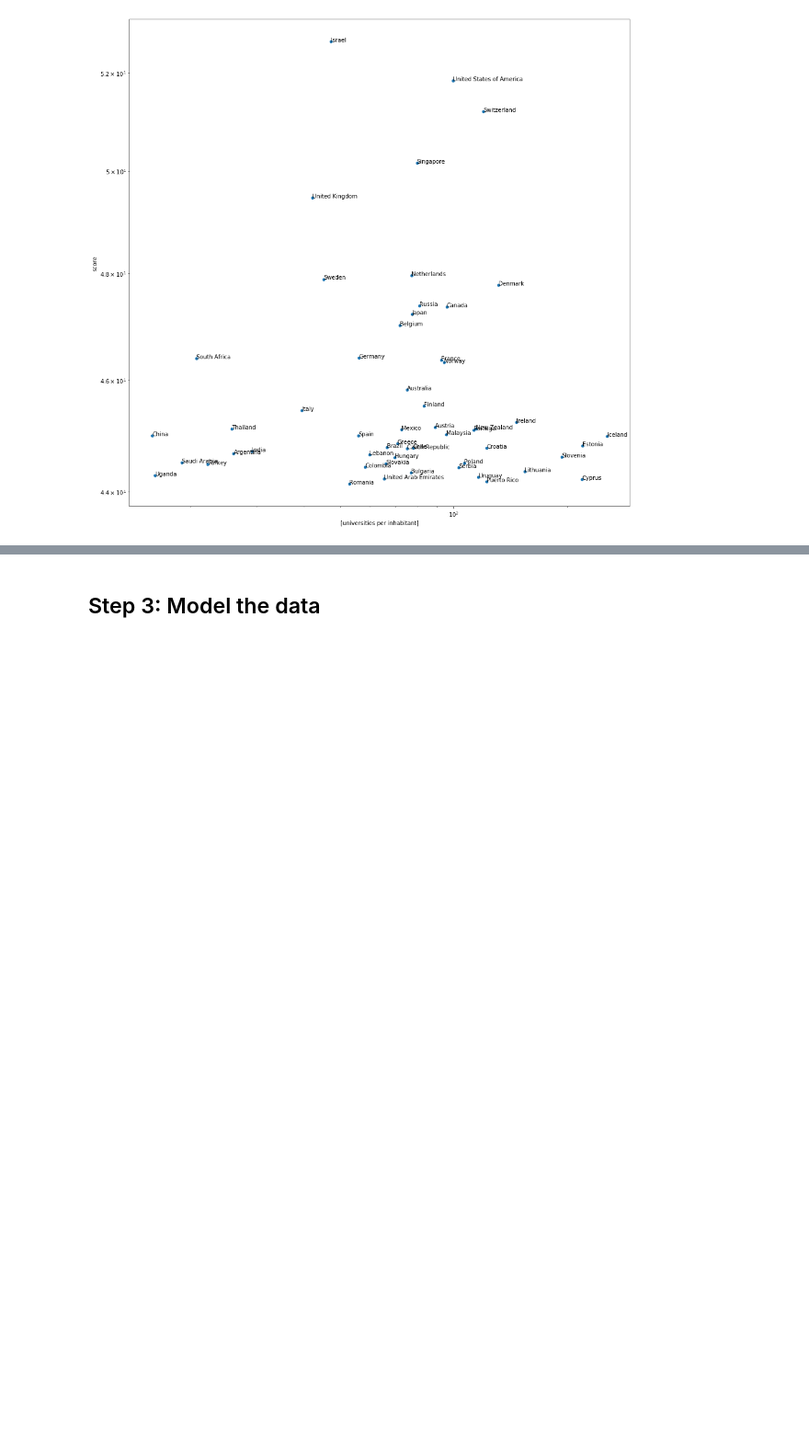
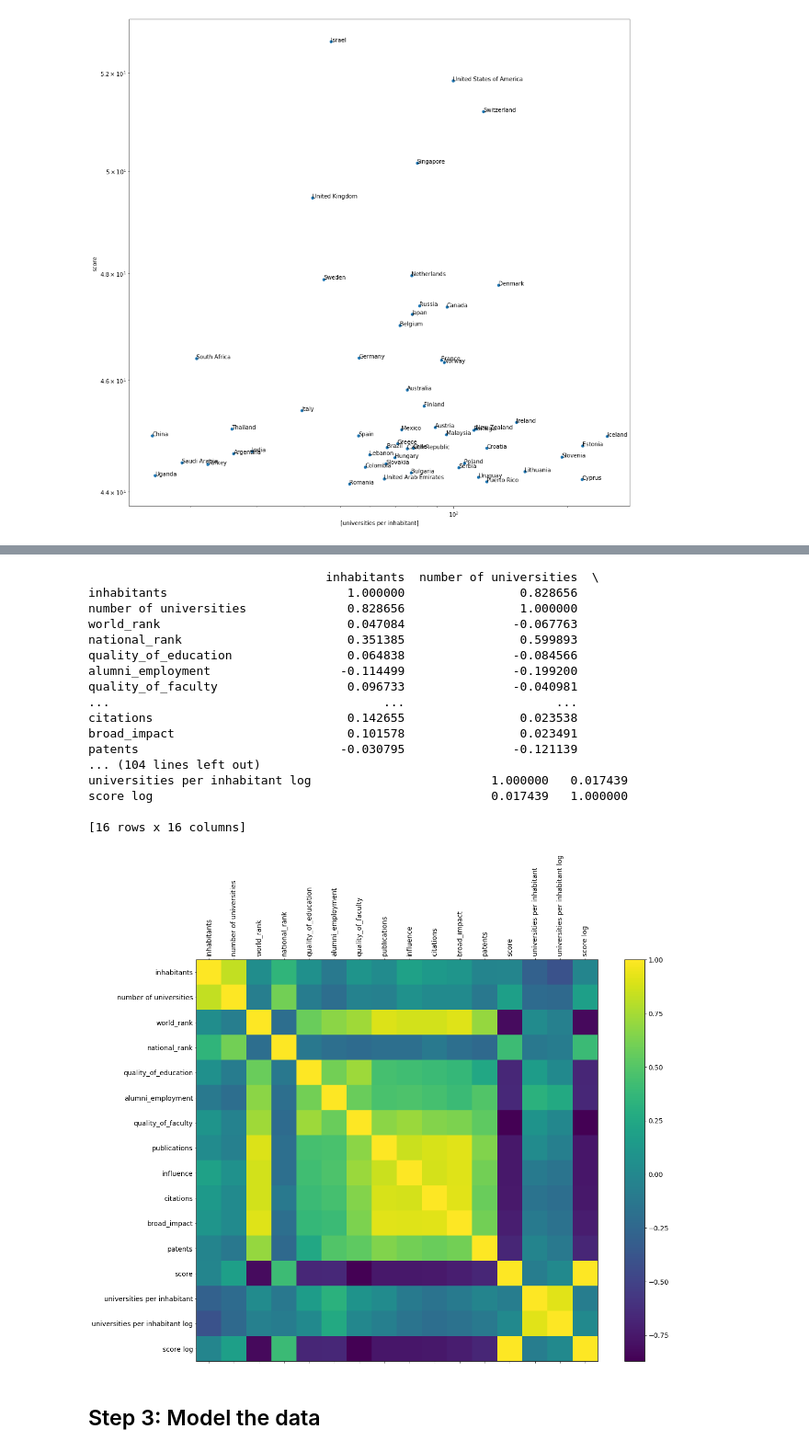
Before and after one commit to AjayvirS/uni-ranking, a Jupyter notebook: ex3_julian.ipynb, the cells around one changed output, grey strips where cells are left out. Shown: that part at 92% size. Drawn from its saved outputs; the diff is of its cells as text; code cells hidden in the pictures; blank space fills up the shorter version.

```diff
--- a/ex3_julian.ipynb
+++ b/ex3_julian.ipynb
@@ -611,2 +562,33 @@ by year
+# %%
+#Heatmap
+cwur_inh2["universities per inhabitant log"] = np.log(cwur_inh2["universities per inhabitant"])
+cwur_inh2["score log"] = np.log(cwur_inh2["score"])
+
+print(cwur_inh2.corr())
+fig1 = plt.figure(figsize=(20, 15))
+plt.matshow(cwur_inh2.corr(), fignum=fig1.number)
+plt.xticks(range(cwur_inh2.shape[1]), cwur_inh2.columns, fontsize=14, rotation=90)
+plt.yticks(range(cwur_inh2.shape[1]), cwur_inh2.columns, fontsize=14)
+cb = plt.colorbar()
+cb.ax.tick_params(labelsize=14)
+# %% [output]
+                                 inhabitants  number of universities  \
+inhabitants                         1.000000                0.828656
+number of universities              0.828656                1.000000
+world_rank                          0.047084               -0.067763
+national_rank                       0.351385                0.599893
+quality_of_education                0.064838               -0.084566
+alumni_employment                  -0.114499               -0.199200
+quality_of_faculty                  0.096733               -0.040981
+...                                      ...                     ...
+citations                           0.142655                0.023538
+broad_impact                        0.101578                0.023491
+patents                            -0.030795               -0.121139
+... (104 lines left out)
+universities per inhabitant log                         1.000000   0.017439
+score log                                               0.017439   1.000000
+
+[16 rows x 16 columns]
+[figure, added]
 # %% [markdown]
 ## Step 3: Model the data
```
Also changed, not shown: parts of 11 cells of this notebook.
